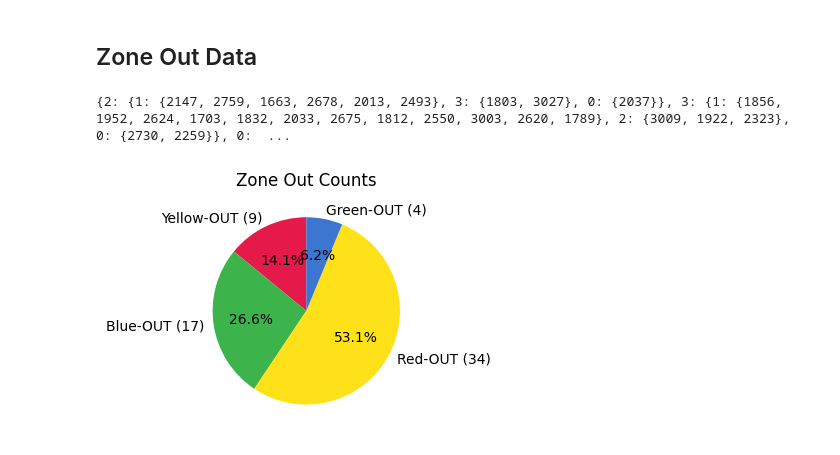
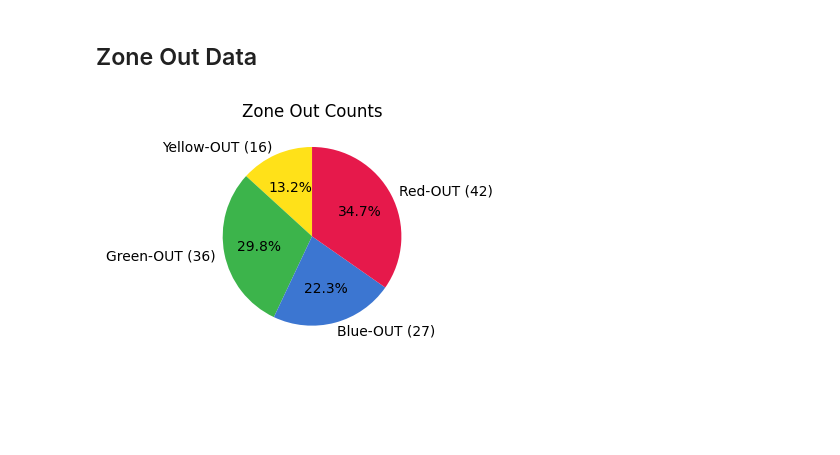
Before and after one commit to melaniefayne/traffic-surv, a Jupyter notebook: lib/main.ipynb, the cells around one changed output. Drawn from its saved outputs; the diff is of its cells as text; code cells hidden in the pictures; blank space fills up the shorter version.

```diff
--- a/lib/main.ipynb
+++ b/lib/main.ipynb
@@ -35,16 +35,16 @@ TRAFFIC_1_OUT = [
 ]
 
 TRAFFIC_2_IN = [
-    np.array([[77, 65], [56, 99], [160, 150], [186, 115]]),
-    np.array([[192, 398], [168, 366], [259, 320], [292, 358]]),
-    np.array([[663, 325], [674, 271], [609, 225], [573, 282]]),
-    np.array([[601, 77], [578, 60], [450, 87], [489, 141]])
+    np.array([[250, 169], [229, 214], [168, 157], [198, 125]]),
+    np.array([[274, 314], [322, 356], [225, 379], [197, 347]]),
+    np.array([[603, 196], [542, 264], [626, 309], [657, 261]]),
+    np.array([[572, 97], [553, 74], [449, 89], [494, 147]])
 ]
 TRAFFIC_2_OUT = [
-    np.array([[137, 90], [159, 57], [245, 91], [233, 134]]),
-    np.array([[63, 337], [98, 379], [170, 336], [118, 289]]),
-    np.array([[634, 343], [614, 383], [532, 352], [553, 312]]),
-    np.array([[692, 95], [639, 65], [556, 119], [609, 174]])
+    np.array([[271, 146], [287, 98], [218, 81], [203, 121]]),
+    np.array([[230, 225], [259, 268], [213, 304], [187, 272]]),
+    np.array([[497, 291], [473, 345], [571, 362], [584, 323]]),
+    np.array([[505, 161], [539, 215], [587, 155], [558, 114]])
 ]
 # %%
 def initiate_polygon_zones(
@@ -312,20 +328,30 @@ for color, trackers in zone_in_data.items():
     class_counts = Counter(trackers.values())
     class_distributions.append(class_counts)
 
-fig, ax = plt.subplots(figsize=(7, 6))
+total_vehicles = sum(sum(counter.values()) for counter in class_distributions)
+
+fig, ax = plt.subplots(figsize=(10, 6))
 
 for i, class_counts in enumerate(class_distributions):
     classes = list(class_counts.keys())
     counts = list(class_counts.values())
     x = [f"{ZONE_COLOR_NAMES[i]}-IN: CL-{cls}" for cls in classes]
+    bars = ax.bar(x, counts, label=f"{ZONE_COLOR_NAMES[i]}-IN", color=ZONE_HEX_COLORS[i], edgecolor='black')
 
-    ax.bar(x, counts, label=f"{ZONE_COLOR_NAMES[i]}-IN", color=ZONE_HEX_COLORS[i])
+    for bar, count in zip(bars, counts):
+        percentage = (count / total_vehicles) * 100
+        ax.text(
+            x=bar.get_x() + bar.get_width() / 2,
+            y=bar.get_height(),
+            s=f"{count} ({percentage:.1f}%)",
+            ha='center', va='bottom', fontsize=10
+        )
 
-ax.set_title("Class Distribution for Each Zone", fontsize=12)
-ax.set_xlabel("Zone and Class", fontsize=10)
-ax.set_ylabel("Count of Tracker IDs", fontsize=10)
-plt.xticks(rotation=75, fontsize=10)
-plt.legend(title="Zone Colors")
+ax.set_title("Class Distribution for Each Zone", fontsize=14)
+ax.set_xlabel("Zone and Class", fontsize=12)
+ax.set_ylabel("Count of Tracker IDs", fontsize=12)
+plt.xticks(rotation=45, fontsize=10)
+plt.legend(title="Zones")
 plt.tight_layout()
 plt.show()
 # %% [output]
@@ -358,38 +384,22 @@ Insights:
 # %% [markdown]
 ## Zone Out Data
-# %%
-zone_out_data = processor.detections_manager.counts
-print(zone_out_data)
-
-with open(zone_out_data_path, "w") as file:
-    json_serializable_data = {
-        int(zone): {
-            int(class_id): list(map(int, tracker_ids))
-            for class_id, tracker_ids in trackers.items()
-        }
-        for zone, trackers in zone_out_data.items()
-    }
-    json.dump(json_serializable_data, file, indent=4)
-# %% [output]
-{2: {1: {2147, 2759, 1663, 2678, 2013, 2493}, 3: {1803, 3027}, 0: {2037}}, 3: {1: {1856, 1952, 2624, 1703, 1832, 2033, 2675, 1812, 2550, 3003, 2620, 1789}, 2: {3009, 1922, 2323}, 0: {2730, 2259}}, 0:  ...
 # %%
 out_zone_totals = {out_zone_id: sum(len(trackers) for trackers in zone_in_ids.values()) for out_zone_id, zone_in_ids in zone_out_data.items()}
 out_zone_ids = list(out_zone_totals.keys())
 counts = list(out_zone_totals.values())
 
 plt.figure(figsize=(4, 4))
 plt.pie(
     counts,
-   labels=[f"{ZONE_COLOR_NAMES[zone_id]}-OUT ({counts[idx]})" for idx, zone_id in enumerate(out_zone_ids)],
+    labels=[f"{ZONE_COLOR_NAMES[zone_id]}-OUT ({counts[idx]})" for idx, zone_id in enumerate(out_zone_ids)],
     autopct='%1.1f%%',
     startangle=90,
-    colors=ZONE_HEX_COLORS
-)
+    colors=sorted(ZONE_HEX_COLORS, key=lambda x: out_zone_ids.index(ZONE_HEX_COLORS.index(x))))
 plt.title("Zone Out Counts", fontsize=12)
 plt.tight_layout()
 plt.show()
 # %% [output]
-[figure, old version]
+[figure, new version]
 # %%
 print("Insights:")
 
```
Also changed, not shown: parts of 16 cells of this notebook, 8 other files.
